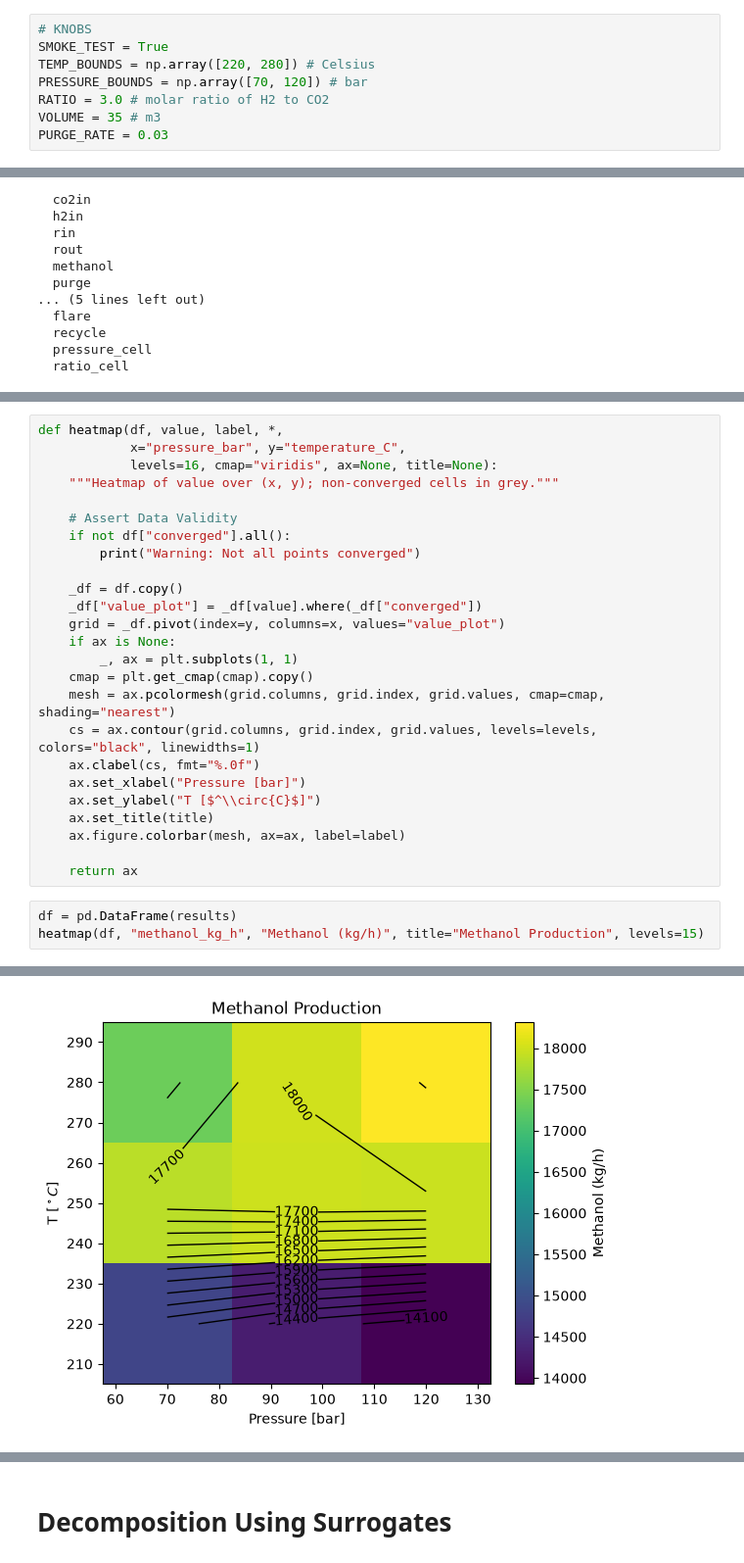
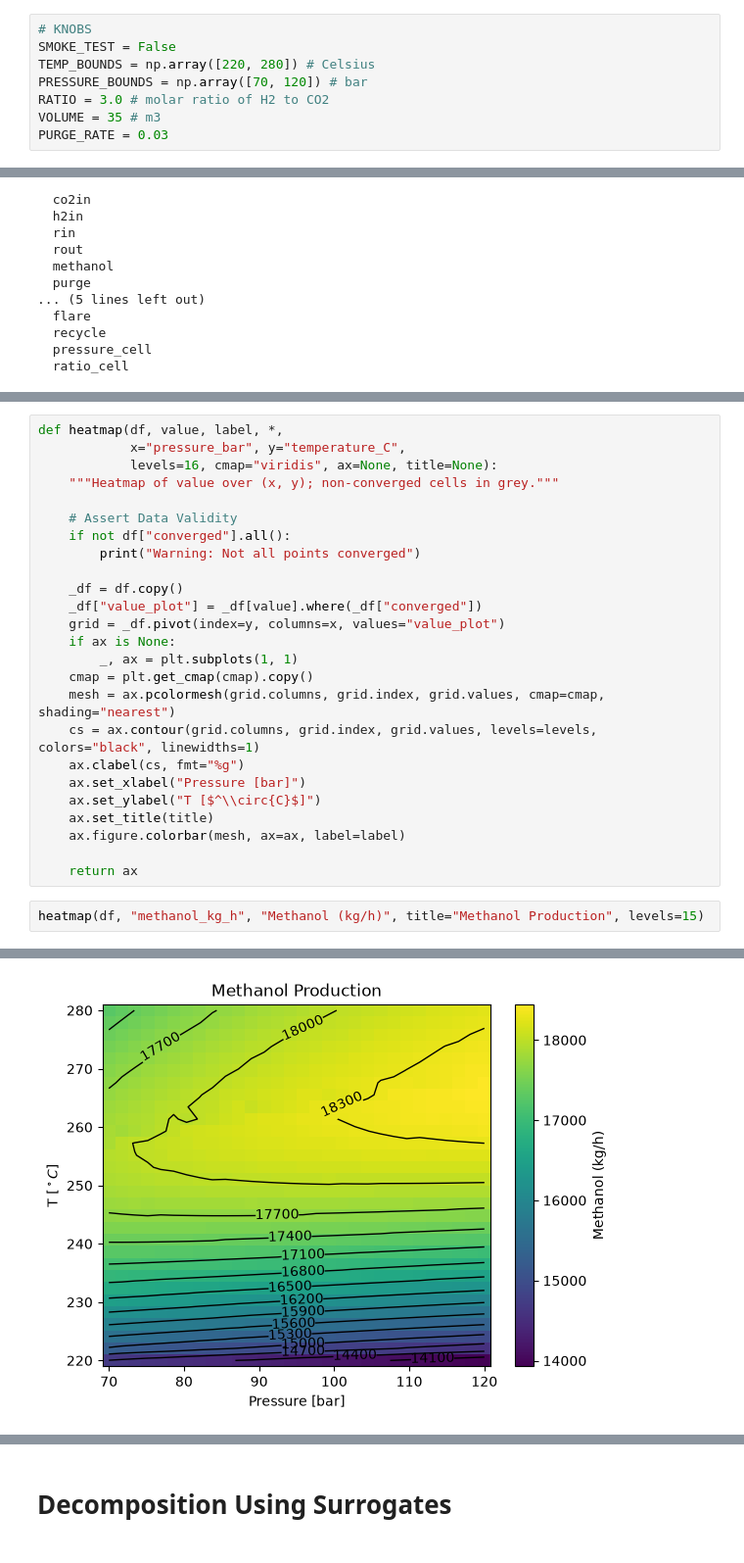
Before and after one commit to Kai360-dot/HYSYS_MeOH, a Jupyter notebook: surrogate_decomposition.ipynb, the cells around one changed output, grey strips where cells are left out. Shown at 98% size. Saved outputs shown, nothing was run; the diff lists cells and outputs as text.

```diff
--- a/surrogate_decomposition.ipynb
+++ b/surrogate_decomposition.ipynb
@@ -13,7 +13,7 @@ from hysys import open_case, dump, members, by_component
 from hysys_methanol import cache_objects, run_point
 # %%
 # KNOBS
-SMOKE_TEST = True
+SMOKE_TEST = False
 TEMP_BOUNDS = np.array([220, 280]) # Celsius
 PRESSURE_BOUNDS = np.array([70, 120]) # bar
 RATIO = 3.0 # molar ratio of H2 to CO2
@@ -113,7 +121,7 @@ def heatmap(df, value, label, *,
     cmap = plt.get_cmap(cmap).copy()
     mesh = ax.pcolormesh(grid.columns, grid.index, grid.values, cmap=cmap, shading="nearest")
     cs = ax.contour(grid.columns, grid.index, grid.values, levels=levels, colors="black", linewidths=1)
-    ax.clabel(cs, fmt="%.0f")
+    ax.clabel(cs, fmt="%g")
     ax.set_xlabel("Pressure [bar]")
     ax.set_ylabel("T [$^\\circ{C}$]")
     ax.set_title(title)
@@ -121,11 +129,10 @@ def heatmap(df, value, label, *,
 
     return ax
 # %%
-df = pd.DataFrame(results)
 heatmap(df, "methanol_kg_h", "Methanol (kg/h)", title="Methanol Production", levels=15)
 # %% [output]
 <Axes: title={'center': 'Methanol Production'}, xlabel='Pressure [bar]', ylabel='T [$^\\circ{C}$]'>
-[figure, old version]
+[figure, new version]
 # %%
 heatmap(df, "recycle_ratio", "Recycle Ratio (-)", title="Recycle Ratio")
 # %% [output]
```
Also changed, not shown: parts of 9 cells of this notebook.
